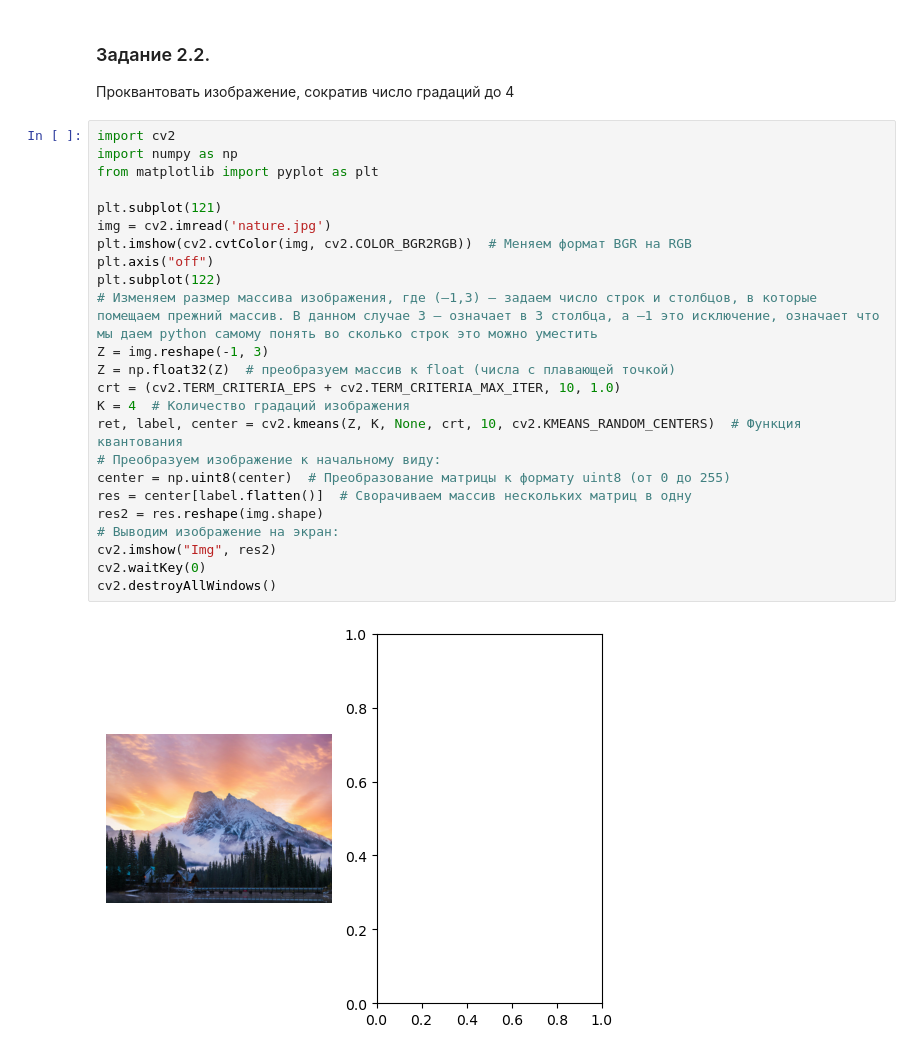
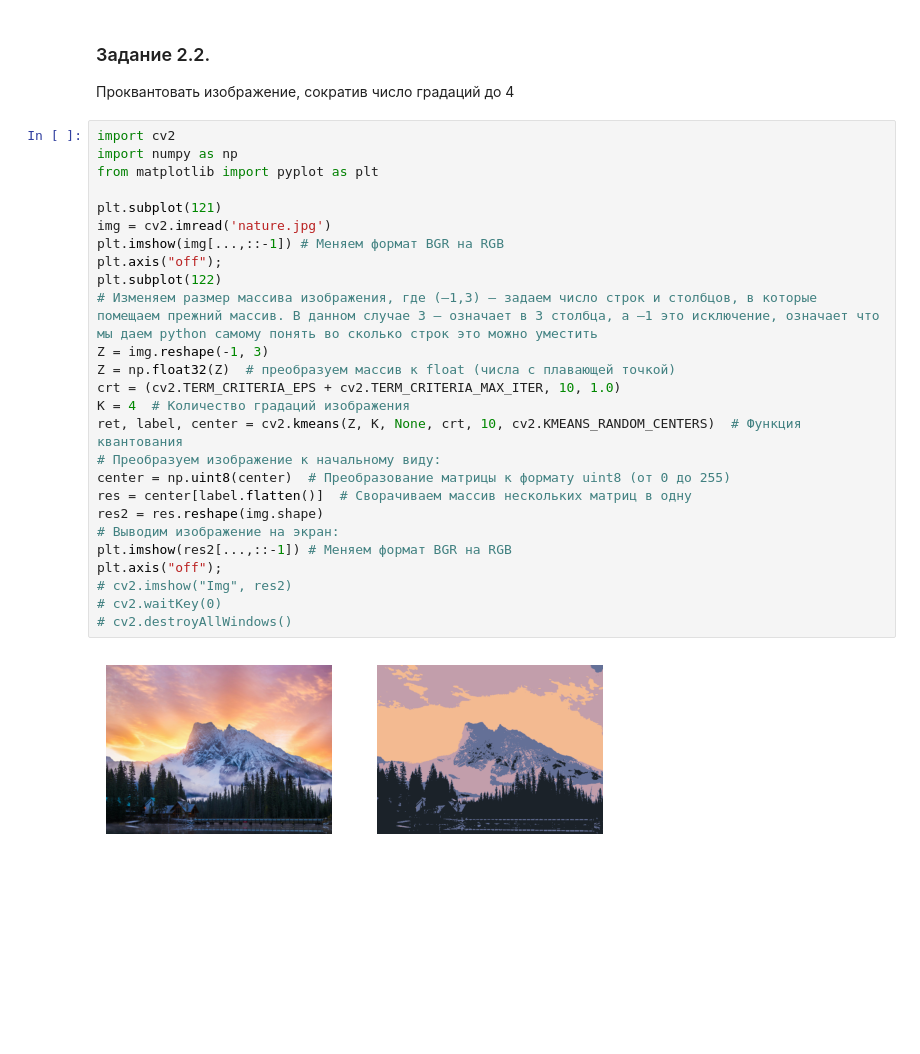
Before and after one commit to KuvshinChick/IRT_8, a Jupyter notebook: notebooks/Jupyter_Lab8.ipynb, the cells around one changed output. Cells and saved outputs as stored; diff of their text form; blank space fills up the shorter version.

```diff
--- a/notebooks/Jupyter_Lab8.ipynb
+++ b/notebooks/Jupyter_Lab8.ipynb
@@ -48,26 +53,28 @@ cv2.destroyAllWindows()
 # %%
 import cv2
 import numpy as np
 from matplotlib import pyplot as plt
 
 plt.subplot(121)
 img = cv2.imread('nature.jpg')
-plt.imshow(cv2.cvtColor(img, cv2.COLOR_BGR2RGB))  # Меняем формат BGR на RGB
-plt.axis("off")
+plt.imshow(img[...,::-1]) # Меняем формат BGR на RGB
+plt.axis("off");
 plt.subplot(122)
 # Изменяем размер массива изображения, где (–1,3) – задаем число строк и столбцов, в которые помещаем прежний массив. В данном случае 3 – означает в 3 столбца, а –1 это исключение, означает что мы даем python самому понять во сколько строк это можно уместить
 Z = img.reshape(-1, 3)
 Z = np.float32(Z)  # преобразуем массив к float (числа с плавающей точкой)
 crt = (cv2.TERM_CRITERIA_EPS + cv2.TERM_CRITERIA_MAX_ITER, 10, 1.0)
 K = 4  # Количество градаций изображения
 ret, label, center = cv2.kmeans(Z, K, None, crt, 10, cv2.KMEANS_RANDOM_CENTERS)  # Функция квантования
 # Преобразуем изображение к начальному виду:
 center = np.uint8(center)  # Преобразование матрицы к формату uint8 (от 0 до 255)
 res = center[label.flatten()]  # Сворачиваем массив нескольких матриц в одну
 res2 = res.reshape(img.shape)
 # Выводим изображение на экран:
-cv2.imshow("Img", res2)
-cv2.waitKey(0)
-cv2.destroyAllWindows()
+plt.imshow(res2[...,::-1]) # Меняем формат BGR на RGB
+plt.axis("off");
+# cv2.imshow("Img", res2)
+# cv2.waitKey(0)
+# cv2.destroyAllWindows()
 # %% [output]
-[figure, old version]
+[figure, new version]
```
Also changed, not shown: parts of 1 cell of this notebook, 3 other files.
